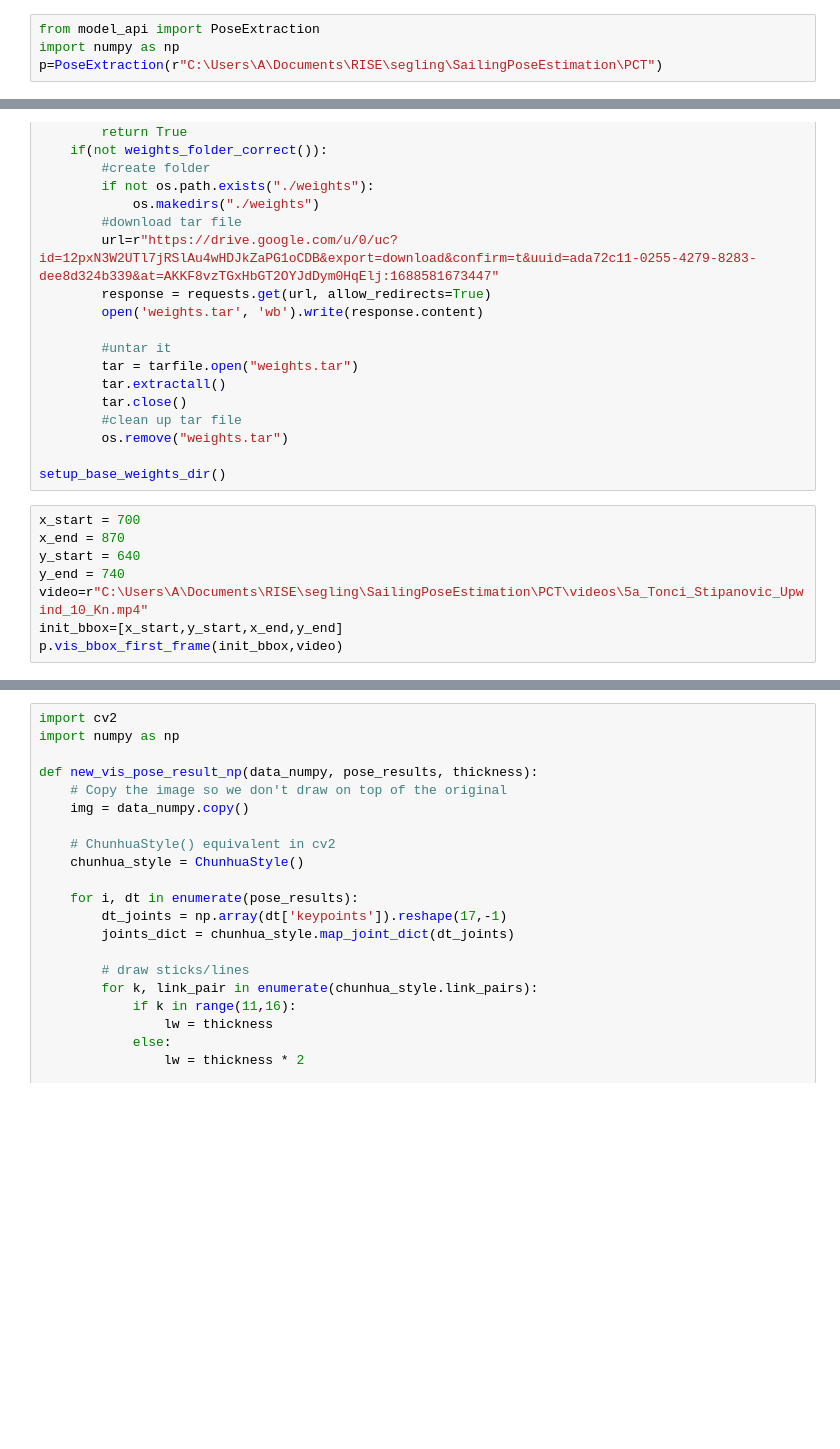
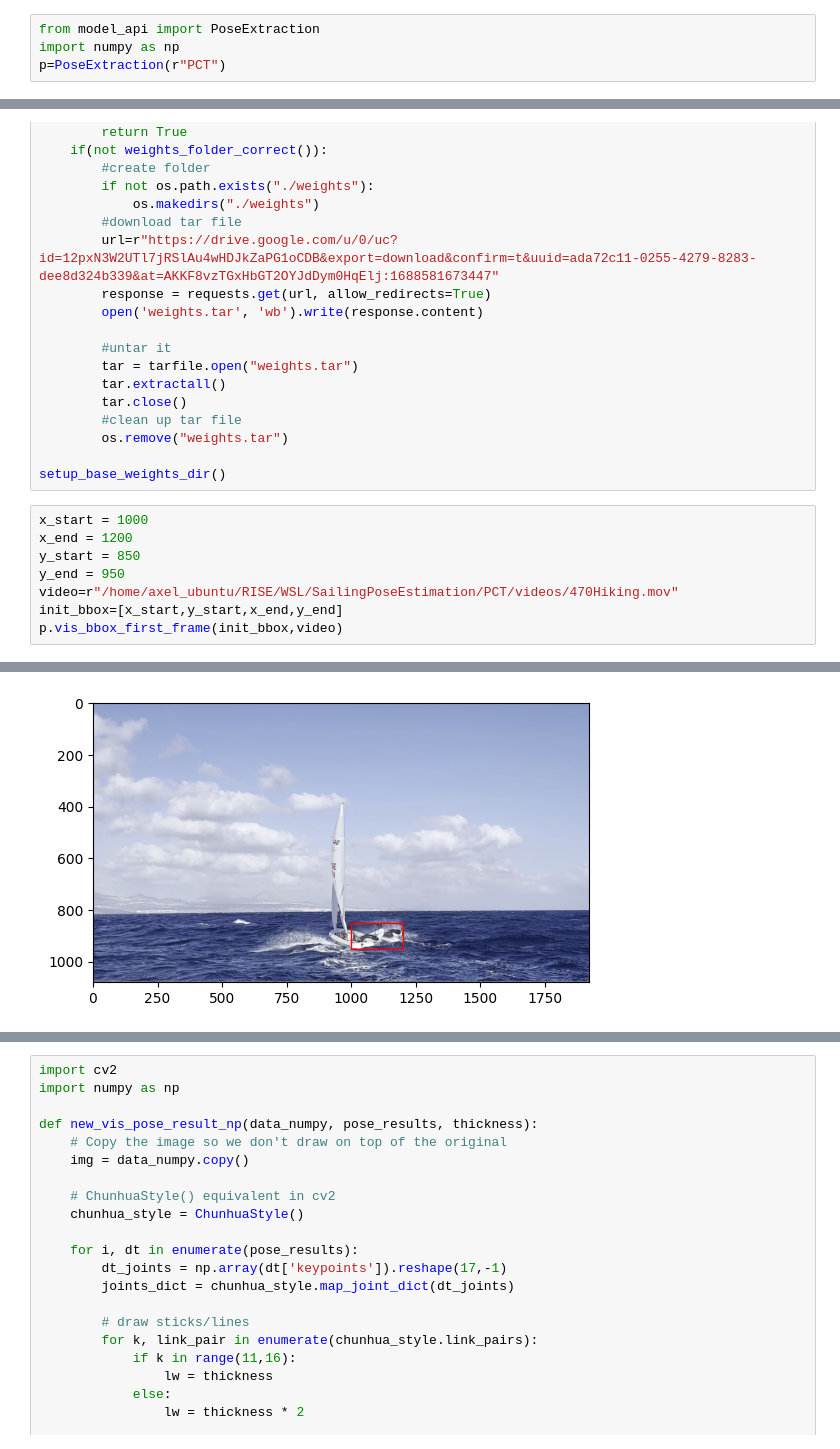
Before and after one commit to axelsparr/SailingPoseEstimation, a Jupyter notebook: PCT/clean.ipynb, the cells around one changed output, grey strips where cells are left out. Drawn from its saved outputs; the diff is of its cells as text; blank space fills up the shorter version.

```diff
--- a/PCT/clean.ipynb
+++ b/PCT/clean.ipynb
@@ -1,7 +1,7 @@
 # %%
 from model_api import PoseExtraction
 import numpy as np
-p=PoseExtraction(r"C:\Users\A\Documents\RISE\segling\SailingPoseEstimation\PCT")
+p=PoseExtraction(r"PCT")
 # %% [output]
 load checkpoint from http path: https://download.openmmlab.com/mmdetection/v2.0/cascade_rcnn/cascade_rcnn_x101_64x4d_fpn_20e_coco/cascade_rcnn_x101_64x4d_fpn_20e_coco_20200509_224357-051557b1.pth
 norm8_log_bylayer: [(16, 16)] ==> [12]
@@ -48,11 +74,11 @@ def setup_base_weights_dir():
 
 setup_base_weights_dir()
 # %%
-x_start = 700
-x_end = 870
-y_start = 640
-y_end = 740
-video=r"C:\Users\A\Documents\RISE\segling\SailingPoseEstimation\PCT\videos\5a_Tonci_Stipanovic_Upwind_10_Kn.mp4"
+x_start = 1000
+x_end = 1200
+y_start = 850
+y_end = 950
+video=r"/home/axel_ubuntu/RISE/WSL/SailingPoseEstimation/PCT/videos/470Hiking.mov"
 init_bbox=[x_start,y_start,x_end,y_end]
 p.vis_bbox_first_frame(init_bbox,video)
 # %% [output]
@@ -60,3 +86,4 @@ error: OpenCV(4.7.0) /io/opencv/modules/imgproc/src/color.cpp:182: error: (-215:
+[figure, added]
 # %%
 import os
 from pathlib import Path
```
Also changed, not shown: parts of 6 cells of this notebook.
